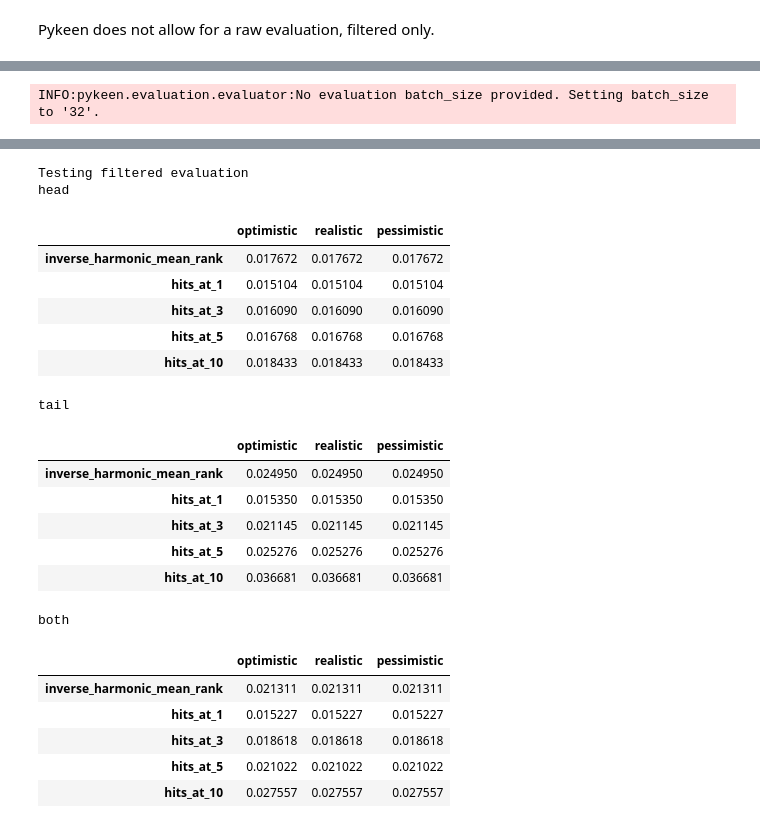
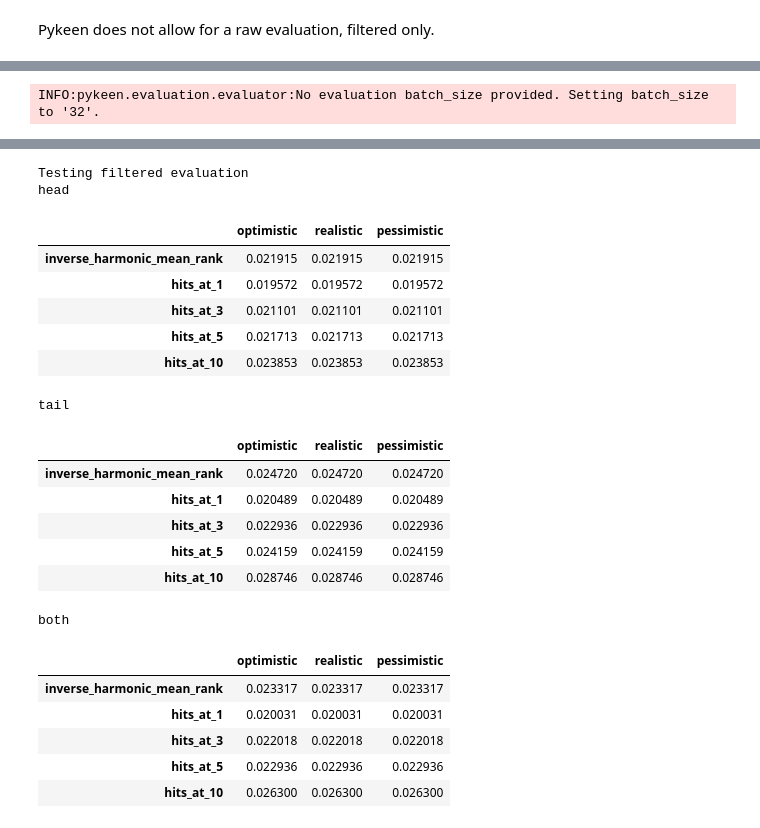
Before and after one commit to GianlucaRub/Master-Thesis, a Jupyter notebook: Gianluca - MSCallGraph_0 - TransE transductive.ipynb, the cells around one changed output, grey strips where cells are left out. Cells and saved outputs as stored; diff of their text form; code cells hidden in the pictures.

```diff
--- a/Gianluca - MSCallGraph_0 - TransE transductive.ipynb
+++ b/Gianluca - MSCallGraph_0 - TransE transductive.ipynb
@@ -341,7 +342,8 @@ results_testing_filtered = evaluate(model=model,mapped_triples=testing.mapped_tr
                             evaluator = RankBasedEvaluator(filtered = True,metrics = ['meanreciprocalrank', HitsAtK(1),
                                                                                       HitsAtK(3), HitsAtK(5), HitsAtK(10)],
                                                           add_defaults = False),mode=None,
-                            additional_filter_triples=[pipeline_result.training.mapped_triples])
+                            additional_filter_triples=[pipeline_result.training.mapped_triples,
+                                                      validation.mapped_triples])
 print("Testing filtered evaluation")
 show_metrics(results_testing_filtered.to_dict())
 # %% [output]
@@ -350,22 +352,22 @@ INFO:pykeen.evaluation.evaluator:Evaluation took 41.44s seconds
 Testing filtered evaluation
 head
 |  | optimistic | realistic | pessimistic |
-| inverse_harmonic_mean_rank | 0.017672 | 0.017672 | 0.017672 |
-| hits_at_1 | 0.015104 | 0.015104 | 0.015104 |
-| hits_at_3 | 0.016090 | 0.016090 | 0.016090 |
-| hits_at_5 | 0.016768 | 0.016768 | 0.016768 |
-| hits_at_10 | 0.018433 | 0.018433 | 0.018433 |
+| inverse_harmonic_mean_rank | 0.021915 | 0.021915 | 0.021915 |
+| hits_at_1 | 0.019572 | 0.019572 | 0.019572 |
+| hits_at_3 | 0.021101 | 0.021101 | 0.021101 |
+| hits_at_5 | 0.021713 | 0.021713 | 0.021713 |
+| hits_at_10 | 0.023853 | 0.023853 | 0.023853 |
 tail
 |  | optimistic | realistic | pessimistic |
-| inverse_harmonic_mean_rank | 0.024950 | 0.024950 | 0.024950 |
-| hits_at_1 | 0.015350 | 0.015350 | 0.015350 |
-| hits_at_3 | 0.021145 | 0.021145 | 0.021145 |
-| hits_at_5 | 0.025276 | 0.025276 | 0.025276 |
-| hits_at_10 | 0.036681 | 0.036681 | 0.036681 |
+| inverse_harmonic_mean_rank | 0.024720 | 0.024720 | 0.024720 |
+| hits_at_1 | 0.020489 | 0.020489 | 0.020489 |
+| hits_at_3 | 0.022936 | 0.022936 | 0.022936 |
+| hits_at_5 | 0.024159 | 0.024159 | 0.024159 |
+| hits_at_10 | 0.028746 | 0.028746 | 0.028746 |
 both
 |  | optimistic | realistic | pessimistic |
-| inverse_harmonic_mean_rank | 0.021311 | 0.021311 | 0.021311 |
-| hits_at_1 | 0.015227 | 0.015227 | 0.015227 |
-| hits_at_3 | 0.018618 | 0.018618 | 0.018618 |
-| hits_at_5 | 0.021022 | 0.021022 | 0.021022 |
-| hits_at_10 | 0.027557 | 0.027557 | 0.027557 |
+| inverse_harmonic_mean_rank | 0.023317 | 0.023317 | 0.023317 |
+| hits_at_1 | 0.020031 | 0.020031 | 0.020031 |
+| hits_at_3 | 0.022018 | 0.022018 | 0.022018 |
+| hits_at_5 | 0.022936 | 0.022936 | 0.022936 |
+| hits_at_10 | 0.026300 | 0.026300 | 0.026300 |
```
Also changed, not shown: parts of 6 cells of this notebook, 2 other files.
